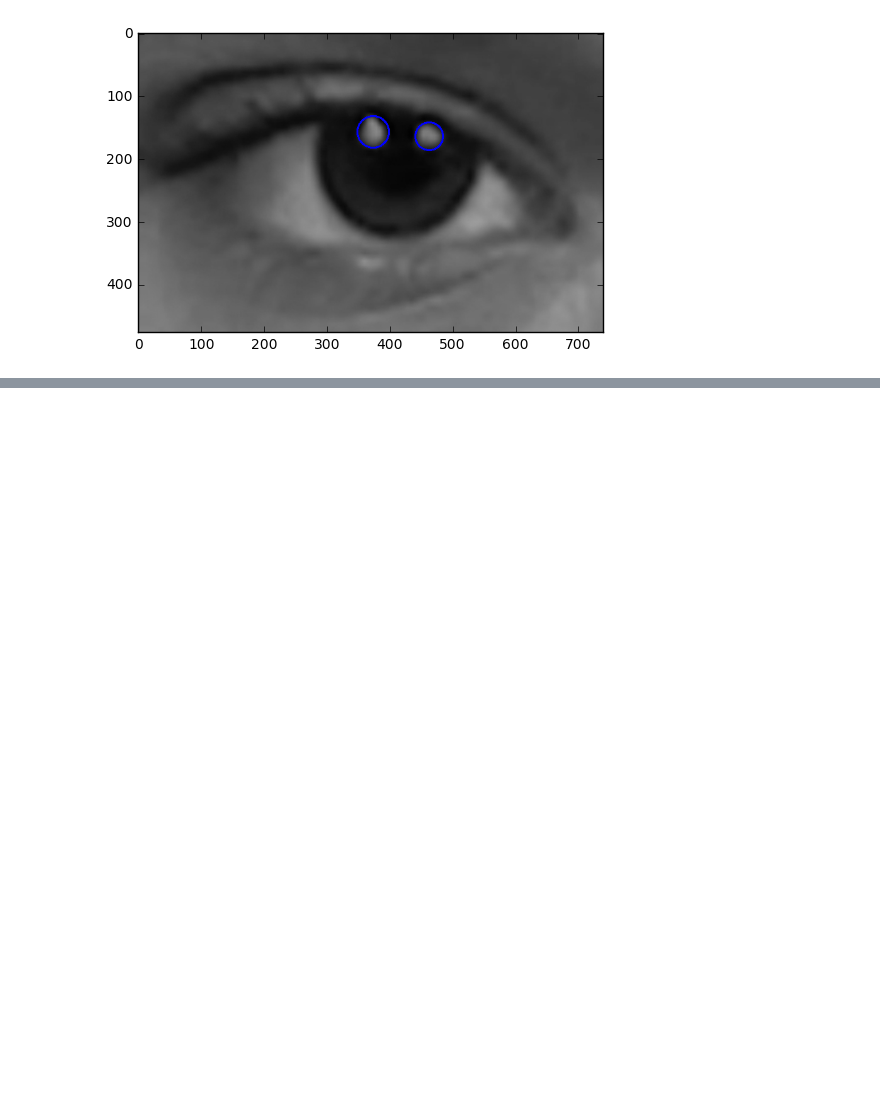
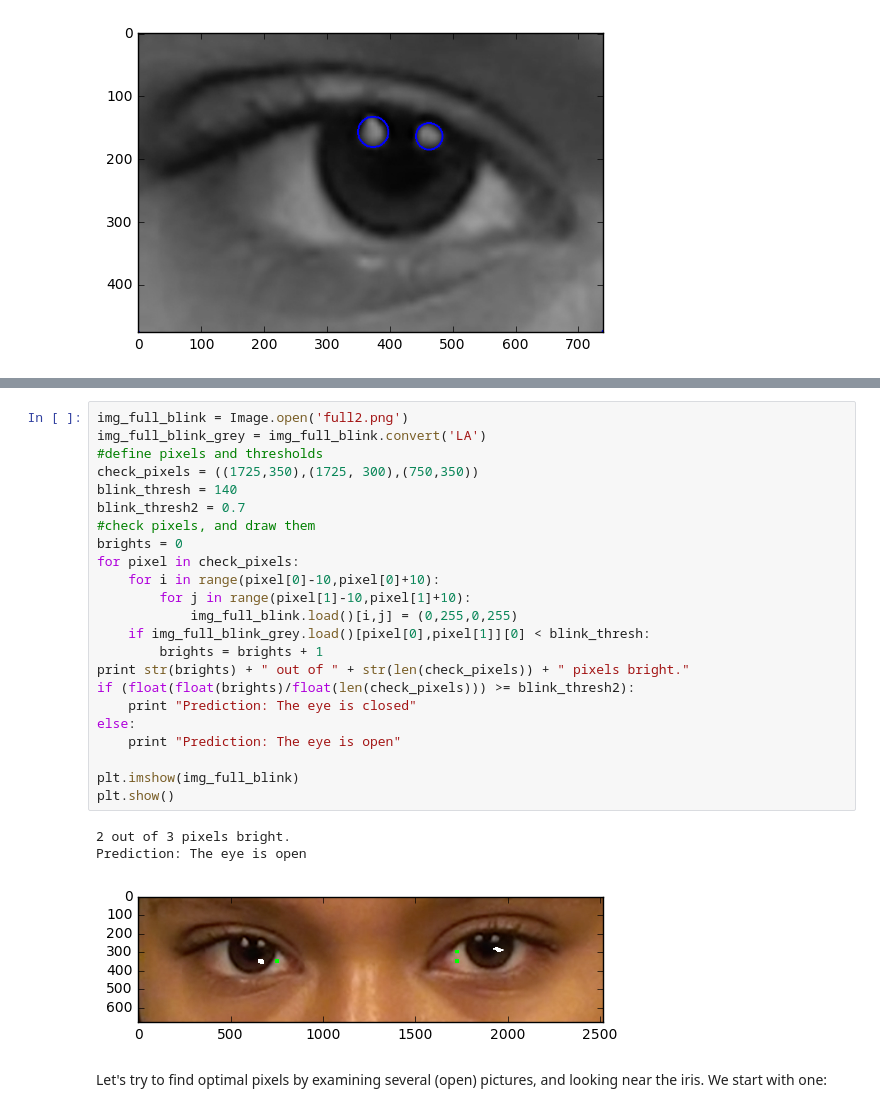
Before and after one commit to RayGonzalez/EyeBrights, a Jupyter notebook: IrisSegmentationYoav.ipynb, the cells around one changed output, grey strips where cells are left out. Drawn from its saved outputs; the diff is of its cells as text; blank space fills up the shorter version.

```diff
--- a/IrisSegmentationYoav.ipynb
+++ b/IrisSegmentationYoav.ipynb
@@ -201,0 +208,29 @@ plt.show()
+# %%
+img_full_blink = Image.open('full2.png')
+img_full_blink_grey = img_full_blink.convert('LA')
+#define pixels and thresholds
+check_pixels = ((1725,350),(1725, 300),(750,350))
+blink_thresh = 140
+blink_thresh2 = 0.7
+#check pixels, and draw them
+brights = 0
+for pixel in check_pixels:
+    for i in range(pixel[0]-10,pixel[0]+10):
+        for j in range(pixel[1]-10,pixel[1]+10):
+            img_full_blink.load()[i,j] = (0,255,0,255)
+    if img_full_blink_grey.load()[pixel[0],pixel[1]][0] < blink_thresh:
+        brights = brights + 1
+print str(brights) + " out of " + str(len(check_pixels)) + " pixels bright."
+if (float(float(brights)/float(len(check_pixels))) >= blink_thresh2):
+    print "Prediction: The eye is closed"
+else:
+    print "Prediction: The eye is open"
+
+plt.imshow(img_full_blink)
+plt.show()
+# %% [output]
+2 out of 3 pixels bright.
+Prediction: The eye is open
+[figure, added]
+# %% [markdown]
+Let's try to find optimal pixels by examining several (open) pictures, and looking near the iris. We start with one:
```
Also changed, not shown: parts of 13 cells of this notebook, 1 other file.
